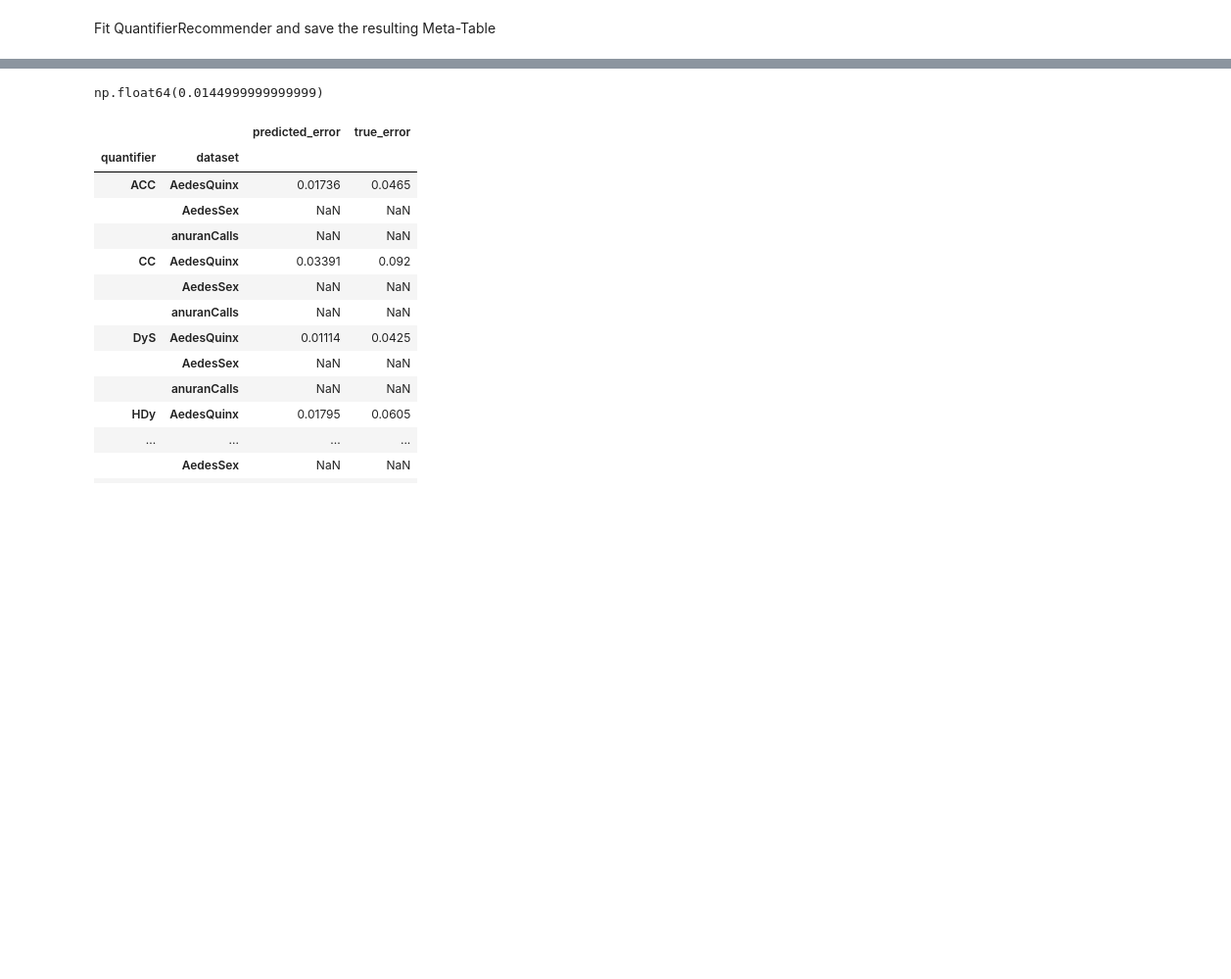
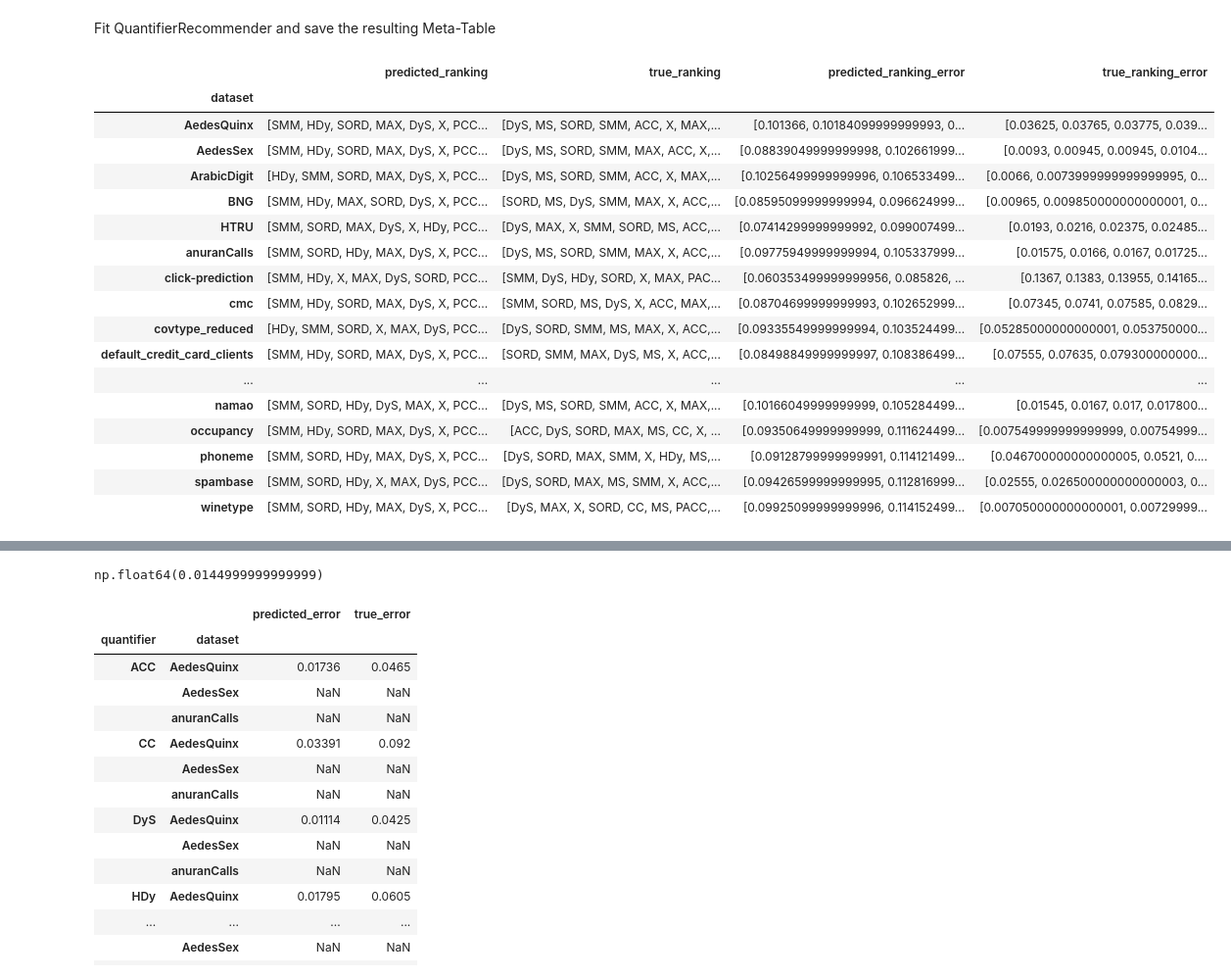
Before and after one commit to Bachega/quantifier_recommender, a Jupyter notebook: analysis.ipynb, the cells around one changed output, grey strips where cells are left out. Shown: that part at 98% size. Drawn from its saved outputs; the diff is of its cells as text; code cells hidden in the pictures; blank space fills up the shorter version.

Commit message:
Working on the Quantifier Recommender Leave-One-Out method still (more complicated than anticipated).

```diff
--- a/analysis.ipynb
+++ b/analysis.ipynb
@@ -8,0 +9,27 @@ recommender.save_meta_table("./recommender_data/meta_table.h5")
+# %%
+from quantifier_recommender import QuantifierRecommender
+recommender = QuantifierRecommender(supervised=True)
+recommender.load_fit_meta_table("./recommender_data/meta_table.h5")
+rec_eval_table = recommender.leave_one_out_evaluation("./plot_data/recommender_evaluation_table.csv")
+not_agg_eval_table = recommender.get_copy()
+# %%
+rec_eval_table
+# %% [output]
+|  | predicted_ranking | true_ranking | predicted_ranking_error | true_ranking_error |
+| dataset |  |  |  |  |
+| AedesQuinx | [SMM, HDy, SORD, MAX, DyS, X, PCC... | [DyS, MS, SORD, SMM, ACC, X, MAX,... | [0.101366, 0.10184099999999993, 0... | [0.03625, 0.03765, 0.03775, 0.039... |
+| AedesSex | [SMM, HDy, SORD, MAX, DyS, X, PCC... | [DyS, MS, SORD, SMM, MAX, ACC, X,... | [0.08839049999999998, 0.102661999... | [0.0093, 0.00945, 0.00945, 0.0104... |
+| ArabicDigit | [HDy, SMM, SORD, MAX, DyS, X, PCC... | [DyS, MS, SORD, SMM, ACC, X, MAX,... | [0.10256499999999996, 0.106533499... | [0.0066, 0.0073999999999999995, 0... |
+| BNG | [SMM, HDy, MAX, SORD, DyS, X, PCC... | [SORD, MS, DyS, SMM, MAX, X, ACC,... | [0.08595099999999994, 0.096624999... | [0.00965, 0.009850000000000001, 0... |
+| HTRU | [SMM, SORD, MAX, DyS, X, HDy, PCC... | [DyS, MAX, X, SMM, SORD, MS, ACC,... | [0.07414299999999992, 0.099007499... | [0.0193, 0.0216, 0.02375, 0.02485... |
+| anuranCalls | [SMM, SORD, HDy, MAX, DyS, X, PCC... | [DyS, MS, SORD, SMM, MAX, X, ACC,... | [0.09775949999999994, 0.105337999... | [0.01575, 0.0166, 0.0167, 0.01725... |
+| click-prediction | [SMM, HDy, X, MAX, DyS, SORD, PCC... | [SMM, DyS, HDy, SORD, X, MAX, PAC... | [0.060353499999999956, 0.085826, ... | [0.1367, 0.1383, 0.13955, 0.14165... |
+| cmc | [SMM, HDy, SORD, MAX, DyS, X, PCC... | [SMM, SORD, MS, DyS, X, ACC, MAX,... | [0.08704699999999993, 0.102652999... | [0.07345, 0.0741, 0.07585, 0.0829... |
+| covtype_reduced | [HDy, SMM, SORD, X, MAX, DyS, PCC... | [DyS, SORD, SMM, MS, MAX, X, ACC,... | [0.09335549999999994, 0.103524499... | [0.05285000000000001, 0.053750000... |
+| default_credit_card_clients | [SMM, HDy, SORD, MAX, DyS, X, PCC... | [SORD, SMM, MAX, DyS, MS, X, ACC,... | [0.08498849999999997, 0.108386499... | [0.07555, 0.07635, 0.079300000000... |
+| ... | ... | ... | ... | ... |
+| namao | [SMM, SORD, HDy, DyS, MAX, X, PCC... | [DyS, MS, SORD, SMM, ACC, X, MAX,... | [0.10166049999999999, 0.105284499... | [0.01545, 0.0167, 0.017, 0.017800... |
+| occupancy | [SMM, HDy, SORD, MAX, DyS, X, PCC... | [ACC, DyS, SORD, MAX, MS, CC, X, ... | [0.09350649999999999, 0.111624499... | [0.007549999999999999, 0.00754999... |
+| phoneme | [SMM, SORD, HDy, MAX, DyS, X, PCC... | [DyS, SORD, MAX, SMM, X, HDy, MS,... | [0.09128799999999991, 0.114121499... | [0.046700000000000005, 0.0521, 0.... |
+| spambase | [SMM, SORD, HDy, X, MAX, DyS, PCC... | [DyS, SORD, MAX, MS, SMM, X, ACC,... | [0.09426599999999995, 0.112816999... | [0.02555, 0.026500000000000003, 0... |
+| winetype | [SMM, SORD, HDy, MAX, DyS, X, PCC... | [DyS, MAX, X, SORD, CC, MS, PACC,... | [0.09925099999999996, 0.114152499... | [0.007050000000000001, 0.00729999... |
```
Also changed, not shown: parts of 2 cells of this notebook, 3 other files.
